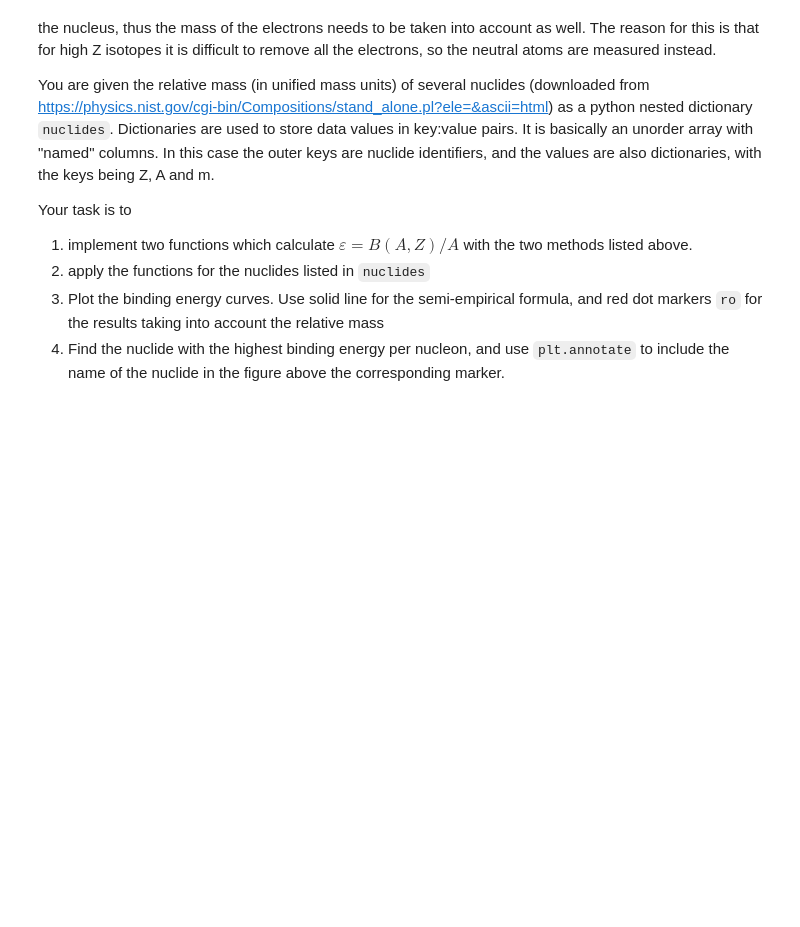
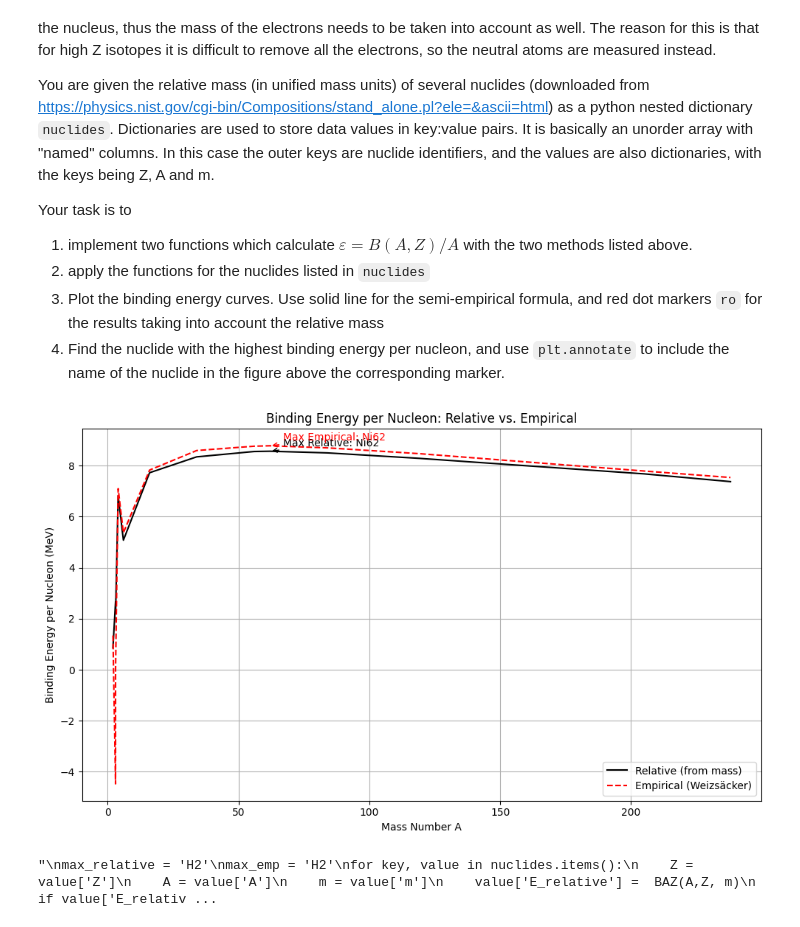
Before and after one commit to AlexHedene/Prog2_Projects, a Jupyter notebook: Reactor_physics/Datalabs/Datalab02/2-IntermediatePythonI.ipynb, the cells around one changed output. Saved outputs shown, nothing was run; the diff lists cells and outputs as text; code cells hidden in the pictures; blank space fills up the shorter version.

```diff
--- a/Reactor_physics/Datalabs/Datalab02/2-IntermediatePythonI.ipynb
+++ b/Reactor_physics/Datalabs/Datalab02/2-IntermediatePythonI.ipynb
@@ -703,31 +703,105 @@ nuclides={'H2': {'Z': 1, 'A': 2, 'm': 2.01410177812},
 
 def BAZ(A,Z,m):
     """Function to calculate the binding energy per nucleon
 
     Parameters
     ----------
     A : int
         Mass number of nuclide
     Z : int
         Proton number of nuclide
     m : float
         Mass of the nuclide
     """
-    eps=#YOUR CODE HERE
+
+    eps= (Z*mp +(A-Z)*mn - m)*muc2
     return eps/A
 
 def BAZ_BW(A,Z):
     """Function to calculate the binding energy per nucleon
     with the semi-empirical formula
 
     Parameters
     ----------
     A : int
         Mass number of nuclide
     Z : int
         Proton number of nuclide
     """
     #your code comes here
+    delta = 0
+    if (A%2 + Z%2) > 1:
+        delta = -1
+    elif (A%2 + Z%2) == 0:
+        delta = 1
+    eps = 15.75*A - 98.8*(A/2-Z)**2/A-17.8*A**(2/3)-0.71*Z**2*A**(-1/3)+34*delta*A**(-3/4)
     return eps/A
 
+
+A_values = []
+BAZ_values = []
+BAZ_BW_values = []
+labels = []
+
+# Calculate values
+for key, value in nuclides.items():
+    Z = value['Z']
+    A = value['A']
+    m = value['m']
+
+    e_rel = BAZ(A, Z, m)
+    e_emp = BAZ_BW(A, Z)
+
+    A_values.append(A)
+    BAZ_values.append(e_rel)
+    BAZ_BW_values.append(e_emp)
+    labels.append(key)
+
+max_rel_idx = np.argmax(BAZ_values)
+max_emp_idx = np.argmax(BAZ_BW_values)
+
+    # Plot
+plt.figure(figsize=(10, 6))
+plt.plot(A_values, BAZ_values, 'k-', label='Relative (from mass)')
+plt.plot(A_values, BAZ_BW_values, 'r--', label='Empirical (Weizsäcker)')
+
+# Annotate max points
+plt.annotate(f'Max Relative: {labels[max_rel_idx]}',
+             xy=(A_values[max_rel_idx], BAZ_values[max_rel_idx]),
+             xytext=(A_values[max_rel_idx]+5, BAZ_values[max_rel_idx]+0.2),
+             arrowprops=dict(arrowstyle='->', color='black'),
+             color='black')
+
+plt.annotate(f'Max Empirical: {labels[max_emp_idx]}',
+             xy=(A_values[max_emp_idx], BAZ_BW_values[max_emp_idx]),
+             xytext=(A_values[max_emp_idx]+5, BAZ_BW_values[max_emp_idx]+0.2),
+             arrowprops=dict(arrowstyle='->', color='red'),
+             color='red')
+
+plt.xlabel('Mass Number A')
+plt.ylabel('Binding Energy per Nucleon (MeV)')
+plt.title('Binding Energy per Nucleon: Relative vs. Empirical')
+plt.legend()
+plt.grid(True)
+plt.tight_layout()
+plt.show()
+"""
+max_relative = 'H2'
+max_emp = 'H2'
+for key, value in nuclides.items():
+    Z = value['Z']
+    A = value['A']
+    m = value['m']
+    value['E_relative'] =  BAZ(A,Z, m)
+    if value['E_relative'] > nuclides[max_relative]['E_relative']:
+        max_relative = key
+
+    value['E_emp'] =  BAZ_BW(A,Z)
+    if value['E_emp'] > nuclides[max_emp]['E_emp']:
+        max_emp = key
+
+"""
 #your code to apply these functions and to plot the results comes here.
+# %% [output]
+[figure, added]
+"\nmax_relative = 'H2'\nmax_emp = 'H2'\nfor key, value in nuclides.items():\n    Z = value['Z']\n    A = value['A']\n    m = value['m']\n    value['E_relative'] =  BAZ(A,Z, m)\n    if value['E_relativ ...
```
